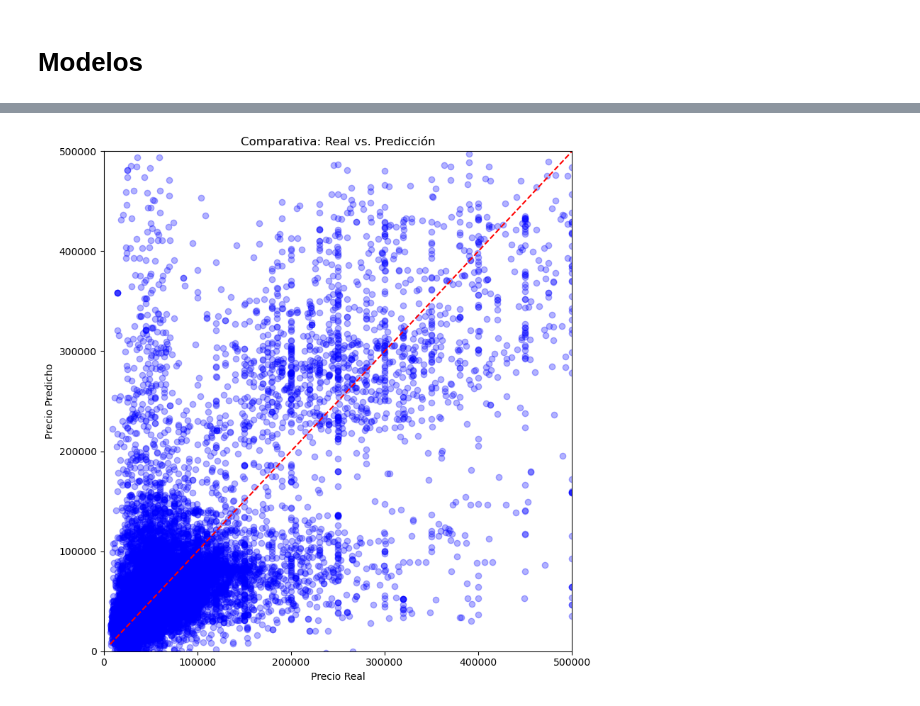
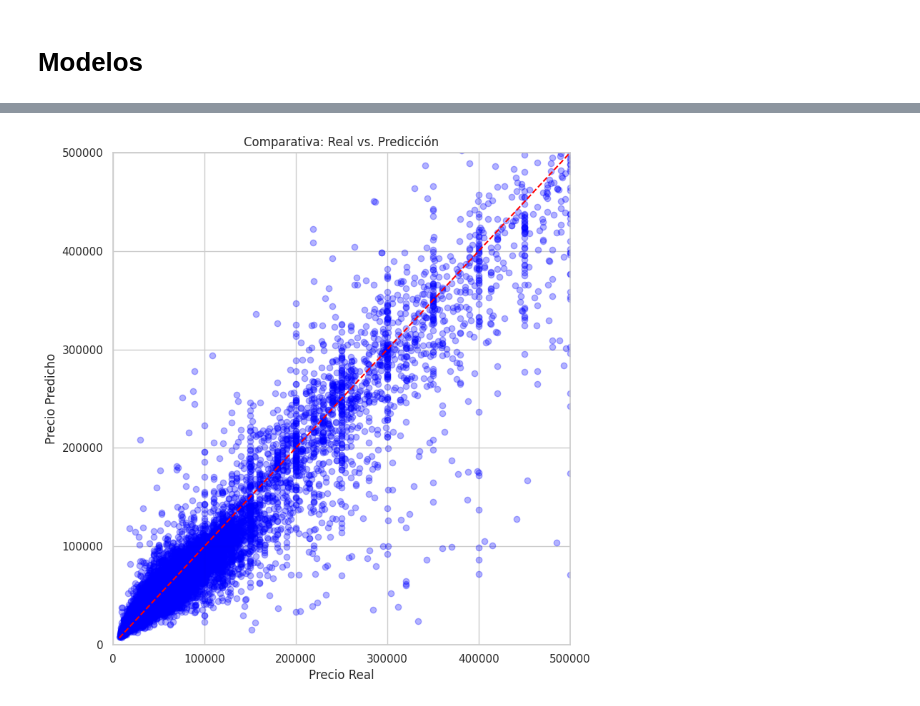
Before and after one commit to branxeto/TareaDataSciene, a Jupyter notebook: Model.ipynb, the cells around one changed output, grey strips where cells are left out. Drawn from its saved outputs; the diff is of its cells as text; code cells hidden in the pictures.

Commit message:
Arreglo de Model.ipynb

```diff
--- a/Model.ipynb
+++ b/Model.ipynb
@@ -195,12 +154,12 @@ NameError: name 'ProfileReport' is not defined
 https://www.tensorflow.org/decision_forests/api_docs/python/tfdf/keras/GradientBoostedTreesModel
 # %%
 model = tfdf.keras.GradientBoostedTreesModel(
-    task = tfdf.keras.Task.REGRESSION,
-    num_trees = 500,
-    max_depth = 6,
-    growing_strategy = "BEST_FIRST_GLOBAL",
-    shrinkage = 0.1,
-    l2_regularization = 0.1
+    task = tfdf.keras.Task.REGRESSION, # Indica el objetivo del modelo
+    num_trees = 3000,
+    max_depth = 30,
+    growing_strategy = "BEST_FIRST_GLOBAL", # Indica que pare cuando encuentre el primer mejor optimo global
+    shrinkage = 0.1, # Tasa de aprendizaje
+    l2_regularization = 0.1 # Penaliza al modelo cuando los valores en las hojas del modelo son muy extremos
 )
 model.fit(train_df)
 # %% [output]
@@ -229,17 +180,0 @@ Model compiled.
-# %%
-# Evaluar el modelo
-resultados = model.evaluate(test_df, return_dict=True)
-print("Métricas disponibles:", resultados.keys())
-
-# 1. Tomar un lote de datos del set de prueba
-for features, labels in test_df:
-    # 2. Hacer la predicción
-    preds = model.predict(features)
-
-    # 3. Ver los primeros 5 resultados
-    print("Primeras 5 Predicciones vs Realidad:")
-    print(f"Predicho: ${preds} | Real: ${labels}")
-
-    # 4. Calcular el RMSE manual de este lote
-    rmse_manual = np.sqrt(np.mean((preds.flatten() - labels.numpy())**2))
-    print(f"\nRMSE Manual del lote: ${rmse_manual:,.0f}")
@@ -276,25 +193,26 @@ plt.show()
 # %%
 all_labels = []
 all_preds = []
 
 for features, labels in test_df:
     preds = model.predict(features, verbose=0)
     all_labels.extend(labels.numpy())
     all_preds.extend(preds.flatten())
 
-# Graficar
+real_labels = np.expm1(all_labels)
+real_preds = np.expm1(all_preds)
+
 plt.figure(figsize=(8, 8))
-plt.scatter(all_labels, all_preds, alpha=0.3, color='blue')
-plt.plot([min(all_labels), max(all_labels)], [min(all_labels), max(all_labels)], color='red', linestyle='--')
+plt.scatter(real_labels, real_preds, alpha=0.3, color='blue')
+plt.plot([min(real_labels), max(real_labels)], [min(real_labels), max(real_labels)], color='red', linestyle='--')
 plt.xlabel("Precio Real")
 plt.ylabel("Precio Predicho")
 plt.title("Comparativa: Real vs. Predicción")
 
-# Limitar los ejes si tienes esos outliers de 100 millones
 plt.xlim(0, 500000)
 plt.ylim(0, 500000)
 
 plt.tight_layout()
 plt.show()
 # %% [output]
-[figure, old version]
+[figure, new version]
```
Also changed, not shown: parts of 36 cells of this notebook.
